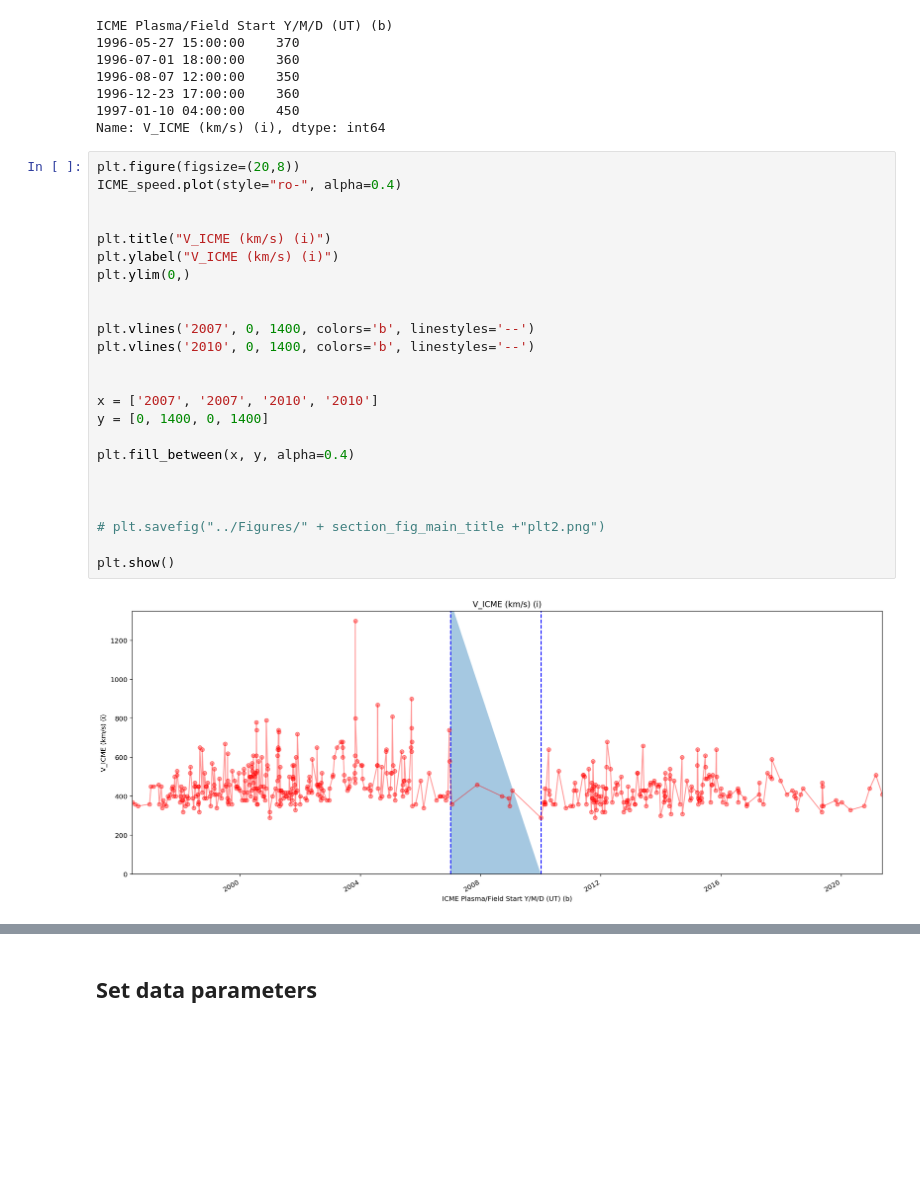
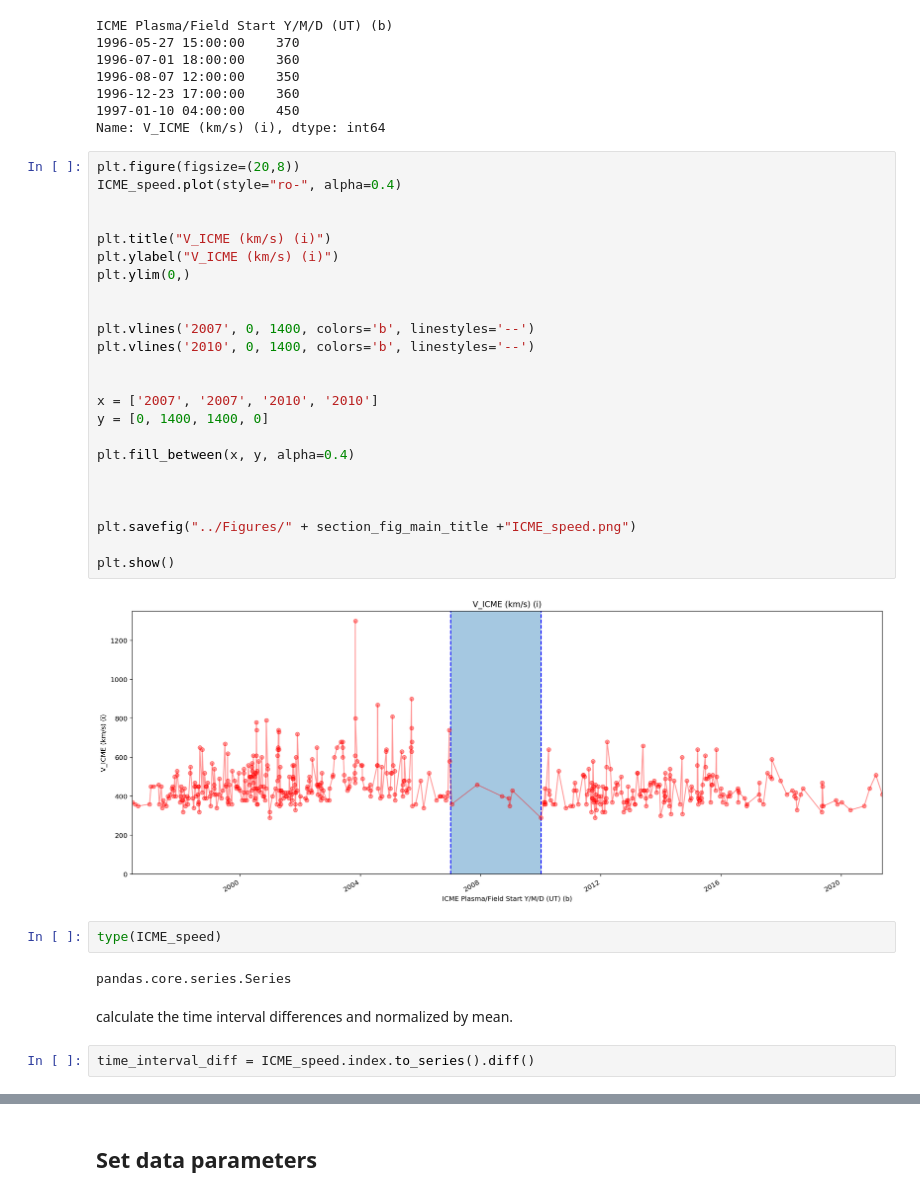
Before and after one commit to Atashnezhad/CME_forcast, a Jupyter notebook: Codes/P03_01_Univar_LSTM.ipynb, the cells around one changed output, grey strips where cells are left out. Saved outputs shown, nothing was run; the diff lists cells and outputs as text; blank space fills up the shorter version.

```diff
--- a/Codes/P03_01_Univar_LSTM.ipynb
+++ b/Codes/P03_01_Univar_LSTM.ipynb
@@ -94,26 +94,34 @@ Name: V_ICME (km/s) (i), dtype: int64
 # %%
 plt.figure(figsize=(20,8))
 ICME_speed.plot(style="ro-", alpha=0.4)
 
 
 plt.title("V_ICME (km/s) (i)")
 plt.ylabel("V_ICME (km/s) (i)")
 plt.ylim(0,)
 
 
 plt.vlines('2007', 0, 1400, colors='b', linestyles='--')
 plt.vlines('2010', 0, 1400, colors='b', linestyles='--')
 
 
 x = ['2007', '2007', '2010', '2010']
-y = [0, 1400, 0, 1400]
+y = [0, 1400, 1400, 0]
 
 plt.fill_between(x, y, alpha=0.4)
 
 
 
-# plt.savefig("../Figures/" + section_fig_main_title +"plt2.png")
+plt.savefig("../Figures/" + section_fig_main_title +"ICME_speed.png")
 
 plt.show()
 # %% [output]
-[figure, old version]
+[figure, new version]
+# %%
+type(ICME_speed)
+# %% [output]
+pandas.core.series.Series
+# %% [markdown]
+calculate the time interval differences and normalized by mean.
+# %%
+time_interval_diff = ICME_speed.index.to_series().diff()
```
Also changed, not shown: parts of 9 cells of this notebook, 2 other files.
